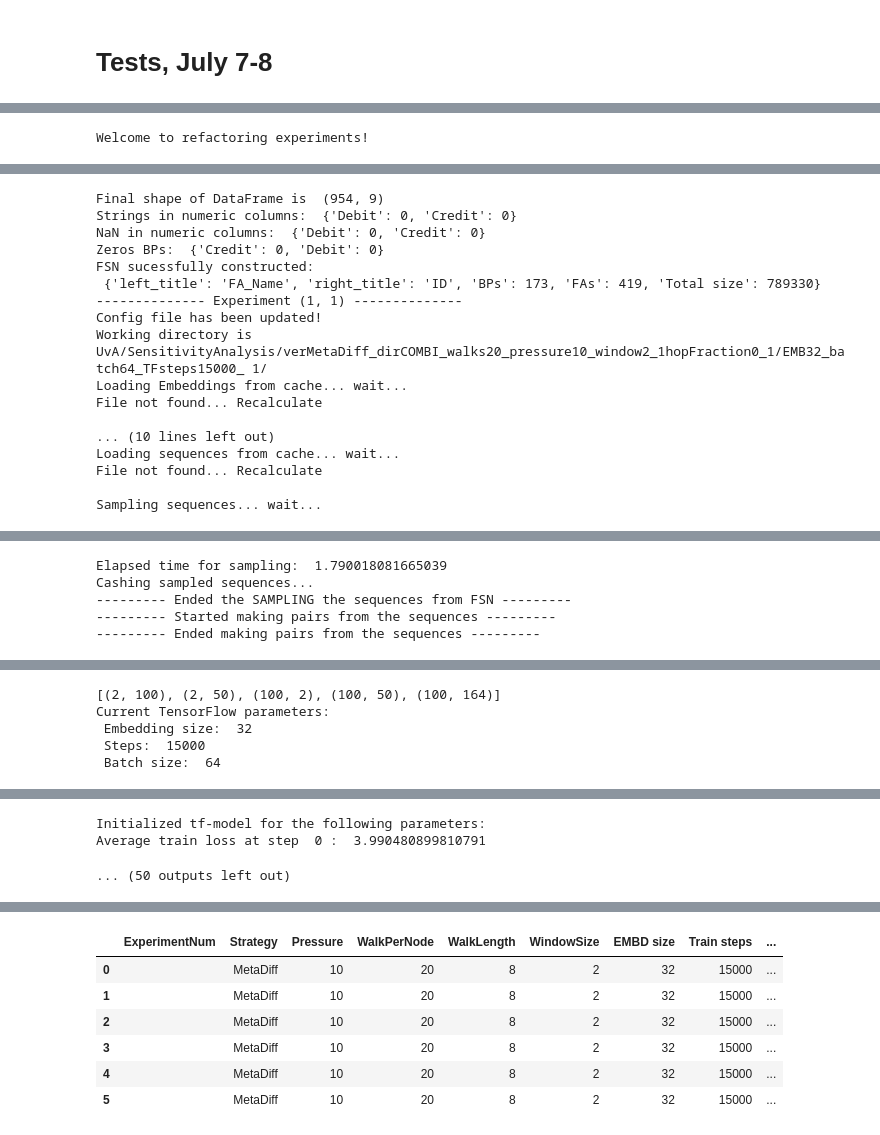
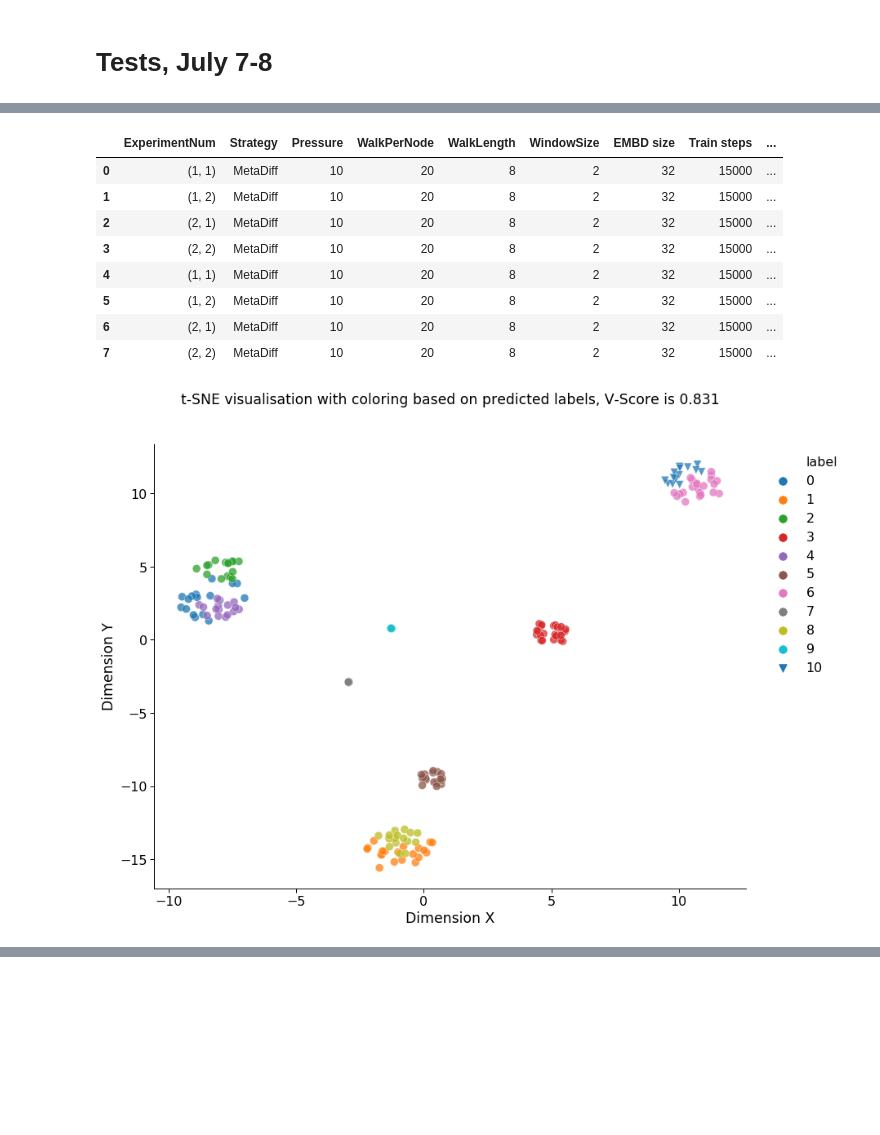
Before and after one commit to AlexWorldD/NetEmbs, a Jupyter notebook: Sensitivity analysis.ipynb, the cells around one changed output, grey strips where cells are left out. Saved outputs shown, nothing was run; the diff lists cells and outputs as text; code cells hidden in the pictures; blank space fills up the shorter version.

```diff
--- a/Sensitivity analysis.ipynb
+++ b/Sensitivity analysis.ipynb
@@ -126,12 +126,19 @@ plot_tSNE(embs, "label", context="paper_full")
 # %% [markdown]
 # Tests, July 7-8
 # %%
+# encoding: utf-8
+__author__ = 'Aleksei Maliutin'
+"""
+refactoring_experiments.py
+Created by lex at 2019-07-04.
+"""
 from NetEmbs import *
 from NetEmbs import CONFIG
 from NetEmbs.utils import *
 import logging
 import pandas as pd
 import pickle
+from IPython.display import clear_output
 
 # TODO Marcel, replace here ROOT_FOLDER to folder, where you would like to store all tmps and final Results
 CONFIG.ROOT_FOLDER = "UvA/SensitivityAnalysis/"
@@ -189,7 +196,8 @@ logging.getLogger(CONFIG.MAIN_LOGGER).info(f"FSN successfully constructed: \n, {
 for sampling_exp in [1, 2]:
     for tf_exp in [1, 2]:
         print(f'-------------- Experiment {(sampling_exp, tf_exp)} --------------')
-        logging.getLogger(CONFIG.MAIN_LOGGER).info(f'-------------- Experiment {(sampling_exp, tf_exp)} --------------')
+        logging.getLogger(CONFIG.MAIN_LOGGER).info(
+            f'-------------- Experiment {(sampling_exp, tf_exp)} --------------')
         CONFIG.EXPERIMENT = (sampling_exp, tf_exp)
         # 4. Update CONFIG file w.r.t. the new arguments if applicable
         try:
@@ -209,7 +217,8 @@ for sampling_exp in [1, 2]:
         # TODO update CONFIG values and create tmps folders
         print("Loading Embeddings from cache... wait...")
         try:
-            with open(CONFIG.WORK_FOLDER[0] + CONFIG.WORK_FOLDER[1] + "cache/Embeddings.pkl", "rb") as file:
+            with open(CONFIG.WORK_FOLDER[0] + CONFIG.WORK_FOLDER[1] + CONFIG.WORK_FOLDER[2] + "Embeddings.pkl",
+                      "rb") as file:
                 embeddings = pickle.load(file)
                 run_times = {"Sampling time": 0.0, "TF time": 0.0}
         except FileNotFoundError:
@@ -227,14 +236,17 @@ for sampling_exp in [1, 2]:
 
             # 7. Dimensionality reduction for visualisation purposes
             embeddings = dim_reduction(embeddings)
-            embeddings.to_pickle(CONFIG.WORK_FOLDER[0] + CONFIG.WORK_FOLDER[1] + "cache/Embeddings.pkl")
+            embeddings.to_pickle(
+                CONFIG.WORK_FOLDER[0] + CONFIG.WORK_FOLDER[1] + CONFIG.WORK_FOLDER[2] + "Embeddings.pkl")
 
         #  8.  ////////// Clustering in embedding space \\\\\\\
         cl_labs = cl_Agglomerative(embeddings, N_CL)
         # 8.1 Plot t-SNE visualisation
-        plot_tSNE(cl_labs, "label", folder=CONFIG.WORK_FOLDER[0] + CONFIG.WORK_FOLDER[1], title="Predicted label",
+        plot_tSNE(cl_labs, "label", folder=CONFIG.WORK_FOLDER[0] + CONFIG.WORK_FOLDER[1] + CONFIG.WORK_FOLDER[2],
+                  title="Predicted label",
                   context="paper_full")
-        plot_tSNE(cl_labs, "GroundTruth", folder=CONFIG.WORK_FOLDER[0] + CONFIG.WORK_FOLDER[1],
+        plot_tSNE(cl_labs, "GroundTruth",
+                  folder=CONFIG.WORK_FOLDER[0] + CONFIG.WORK_FOLDER[1] + CONFIG.WORK_FOLDER[2],
                   title="Ground Truth",
                   context="paper_full")
         print("Plotted required graphs!")
@@ -248,4 +260,6 @@ for sampling_exp in [1, 2]:
         # Append new result to DataFrame and save as Excel file
         res = res.append(cur_params, ignore_index=True)
         res.to_excel(CONFIG.ROOT_FOLDER + RESULT_FILE)
+        clear_output(wait=True)
+res
 # %% [output]
@@ -261 +265,0 @@ I0708 17:31:50.124048 4543260096 prepare_data.py:56] After normalization shape o
-Welcome to refactoring experiments!
@@ -274,17 +265,0 @@ I0708 17:31:50.670149 4543260096 utils.py:725] Current SAMPLING parameters:
-Final shape of DataFrame is  (954, 9)
-Strings in numeric columns:  {'Debit': 0, 'Credit': 0}
-NaN in numeric columns:  {'Debit': 0, 'Credit': 0}
-Zeros BPs:  {'Credit': 0, 'Debit': 0}
-FSN sucessfully constructed:
- {'left_title': 'FA_Name', 'right_title': 'ID', 'BPs': 173, 'FAs': 419, 'Total size': 789330}
--------------- Experiment (1, 1) --------------
-Config file has been updated!
-Working directory is  UvA/SensitivityAnalysis/verMetaDiff_dirCOMBI_walks20_pressure10_window2_1hopFraction0_1/EMB32_batch64_TFsteps15000_ 1/
-Loading Embeddings from cache... wait...
-File not found... Recalculate
-
-... (10 lines left out)
-Loading sequences from cache... wait...
-File not found... Recalculate
-
-Sampling sequences... wait...
@@ -297,5 +265,0 @@ I0708 17:31:52.460026 4543260096 utils.py:546] Average length of sequences is 8.
-Elapsed time for sampling:  1.790018081665039
-Cashing sampled sequences...
---------- Ended the SAMPLING the sequences from FSN ---------
---------- Started making pairs from the sequences ---------
---------- Ended making pairs from the sequences ---------
@@ -319,5 +265,0 @@ W0708 17:31:53.964094 4543260096 deprecation_wrapper.py:119] From /Users/lex/Dev
-[(2, 100), (2, 50), (100, 2), (100, 50), (100, 164)]
-Current TensorFlow parameters:
- Embedding size:  32
- Steps:  15000
- Batch size:  64
@@ -331,3 +266,10 @@ I0708 17:31:54.573944 4543260096 tensor_flow.py:198] Average train loss at step
-Initialized tf-model for the following parameters:
-Average train loss at step  0 :  3.990480899810791
-... (50 outputs left out)
+|  | ExperimentNum | Strategy | Pressure | WalkPerNode | WalkLength | WindowSize | EMBD size | Train steps | ... |
+| 0 | (1, 1) | MetaDiff | 10 | 20 | 8 | 2 | 32 | 15000 | ... |
+| 1 | (1, 2) | MetaDiff | 10 | 20 | 8 | 2 | 32 | 15000 | ... |
+| 2 | (2, 1) | MetaDiff | 10 | 20 | 8 | 2 | 32 | 15000 | ... |
+| 3 | (2, 2) | MetaDiff | 10 | 20 | 8 | 2 | 32 | 15000 | ... |
+| 4 | (1, 1) | MetaDiff | 10 | 20 | 8 | 2 | 32 | 15000 | ... |
+| 5 | (1, 2) | MetaDiff | 10 | 20 | 8 | 2 | 32 | 15000 | ... |
+| 6 | (2, 1) | MetaDiff | 10 | 20 | 8 | 2 | 32 | 15000 | ... |
+| 7 | (2, 2) | MetaDiff | 10 | 20 | 8 | 2 | 32 | 15000 | ... |
+[figure, added]
@@ -334,14 +282,0 @@ Average train loss at step  0 :  3.990480899810791
-# %%
-import pandas as pd
-# res = pd.DataFrame(columns=['ExperimentNum', 'Strategy', 'Pressure', 'WalkPerNode', 'WalkLength', 'WindowSize', 'EMBD size', 'Train steps', 'Batch size', 'Adjusted Rand index', 'Adjusted Mutual Information', 'V-measure', 'Fowlkes-Mallows index', 'Sampling time', 'TF time'])
-for _ in range(3):
-    res = res.append(cur_params, ignore_index=True)
-res
-# %% [output]
-|  | ExperimentNum | Strategy | Pressure | WalkPerNode | WalkLength | WindowSize | EMBD size | Train steps | ... |
-| 0 |  | MetaDiff | 10 | 20 | 8 | 2 | 32 | 15000 | ... |
-| 1 |  | MetaDiff | 10 | 20 | 8 | 2 | 32 | 15000 | ... |
-| 2 |  | MetaDiff | 10 | 20 | 8 | 2 | 32 | 15000 | ... |
-| 3 |  | MetaDiff | 10 | 20 | 8 | 2 | 32 | 15000 | ... |
-| 4 |  | MetaDiff | 10 | 20 | 8 | 2 | 32 | 15000 | ... |
-| 5 |  | MetaDiff | 10 | 20 | 8 | 2 | 32 | 15000 | ... |
```
Also changed, not shown: parts of 7 cells of this notebook, 35 other files.
